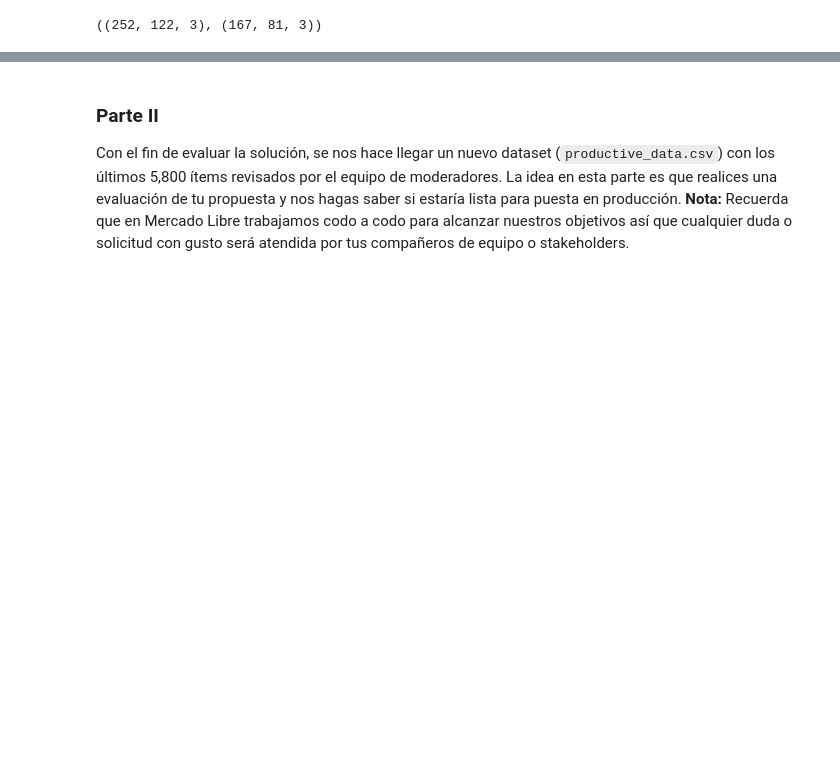
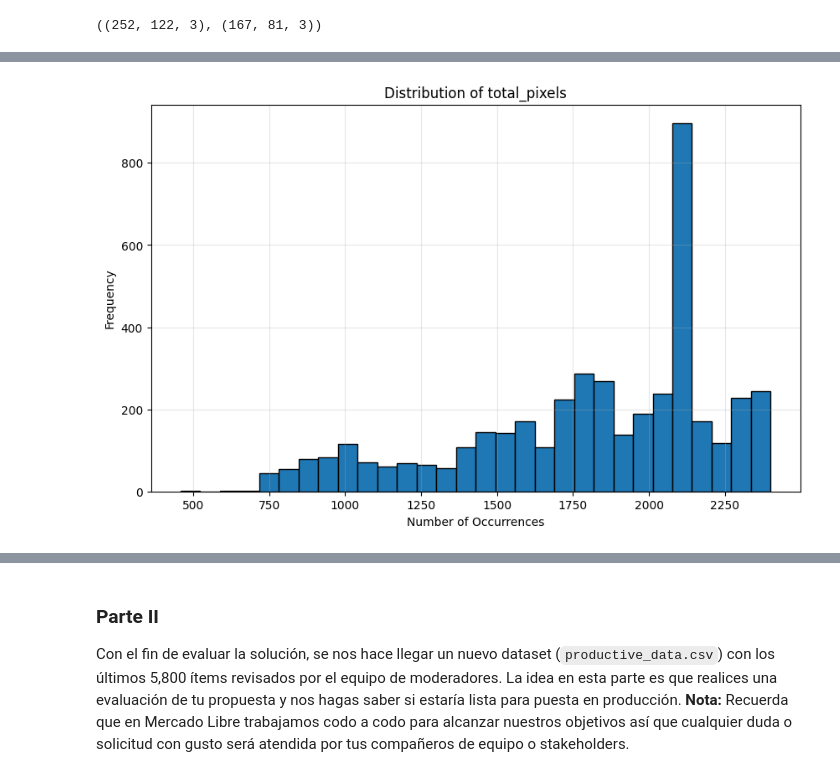
Before and after one commit to jucasamesa/prueba_tecnica_cvc, a Jupyter notebook: image-classification-app/notebooks/prueba_tecnica_cvc.ipynb, the cells around one changed output, grey strips where cells are left out. Drawn from its saved outputs; the diff is of its cells as text; code cells hidden in the pictures; blank space fills up the shorter version.

```diff
--- a/image-classification-app/notebooks/prueba_tecnica_cvc.ipynb
+++ b/image-classification-app/notebooks/prueba_tecnica_cvc.ipynb
@@ -465,0 +130,15 @@ NameError: name 'df' is not defined
+# %%
+df['total_pixels'].plot(kind='hist',
+                                      bins=30,
+                                      edgecolor='black',
+                                      figsize=(10, 6))
+
+# Add labels and title
+plt.xlabel('Number of Occurrences')
+plt.ylabel('Frequency')
+plt.title('Distribution of total_pixels')
+plt.grid(True, alpha=0.3)
+
+plt.show()
+# %% [output]
+[figure, added]
```
Also changed, not shown: parts of 26 cells of this notebook, 18 other files.
